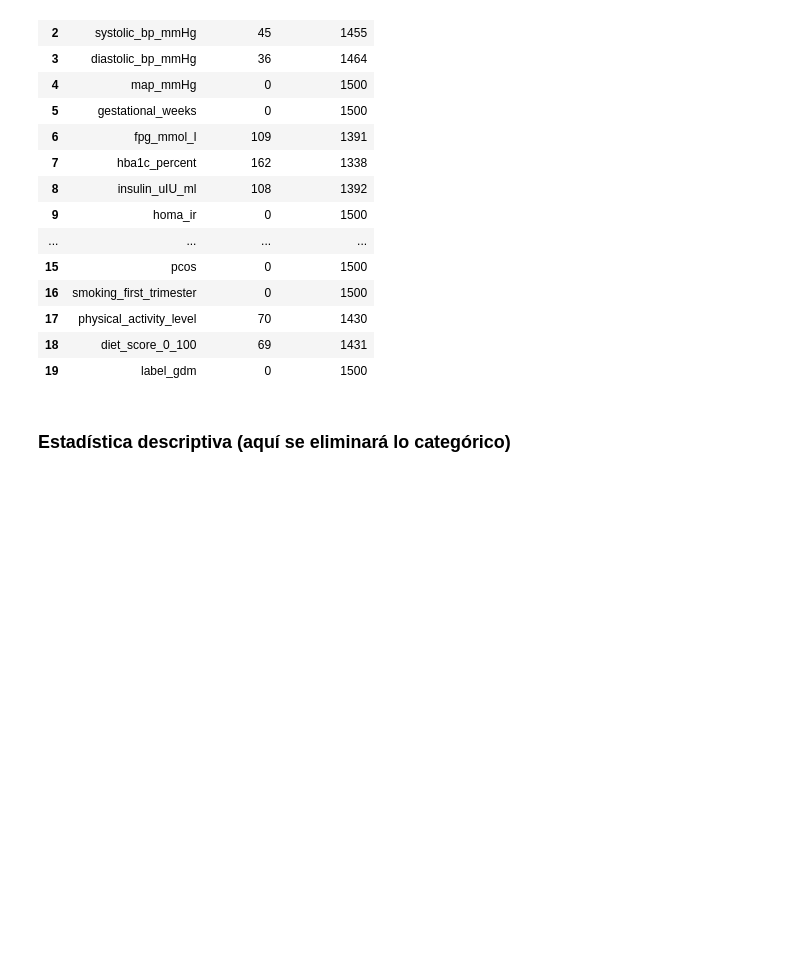
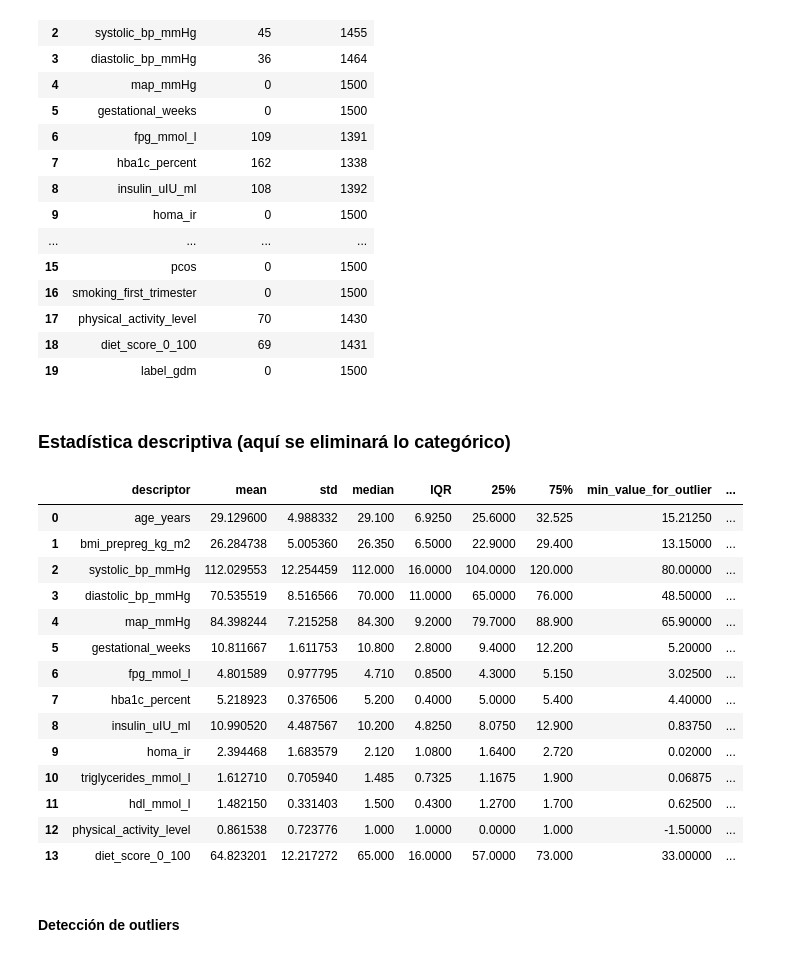
Before and after one commit to DiegoV-bit/matecdlc2025-guia2, a Jupyter notebook: check_data.ipynb, the cells around one changed output. Saved outputs shown, nothing was run; the diff lists cells and outputs as text; code cells hidden in the pictures; blank space fills up the shorter version.

```diff
--- a/check_data.ipynb
+++ b/check_data.ipynb
@@ -88,3 +88,57 @@ df_summary_null
 | 19 | label_gdm | 0 | 1500 |
 # %% [markdown]
 ### Estadística descriptiva (aquí se eliminará lo categórico)
+# %%
+columns_to_ignore = ["parity", "family_history_t2d", "previous_gdm", "pcos", "smoking_first_trimester", "label_gdm"]
+
+def get_range_outlier(q1, q3, IQR, factor_value:float=1.5):
+    min_value = q1 - IQR*factor_value
+    max_value = q3 + IQR*factor_value
+    return min_value, max_value
+# %%
+statistical_descriptors = []
+
+for column in df_data.columns:
+    if column not in columns_to_ignore:
+        descriptive_values = df_data[column].describe()
+
+        q1 = descriptive_values["25%"]
+        q3 = descriptive_values["75%"]
+        IQR = q3 - q1
+
+        min_value, max_value = get_range_outlier(q1, q3, IQR)
+
+        row = {
+                "descriptor": column,
+                "mean": descriptive_values["mean"],
+                "std": descriptive_values["std"],
+                "median": descriptive_values["50%"],
+                "IQR": IQR,
+                "25%": q1,
+                "75%": q3,
+                "min_value_for_outlier": min_value,
+                "max_value_for_outlier": max_value,
+            }
+
+        statistical_descriptors.append(row)
+# %%
+df_statistical = pd.DataFrame(statistical_descriptors)
+df_statistical
+# %% [output]
+|  | descriptor | mean | std | median | IQR | 25% | 75% | min_value_for_outlier | ... |
+| 0 | age_years | 29.129600 | 4.988332 | 29.100 | 6.9250 | 25.6000 | 32.525 | 15.21250 | ... |
+| 1 | bmi_prepreg_kg_m2 | 26.284738 | 5.005360 | 26.350 | 6.5000 | 22.9000 | 29.400 | 13.15000 | ... |
+| 2 | systolic_bp_mmHg | 112.029553 | 12.254459 | 112.000 | 16.0000 | 104.0000 | 120.000 | 80.00000 | ... |
+| 3 | diastolic_bp_mmHg | 70.535519 | 8.516566 | 70.000 | 11.0000 | 65.0000 | 76.000 | 48.50000 | ... |
+| 4 | map_mmHg | 84.398244 | 7.215258 | 84.300 | 9.2000 | 79.7000 | 88.900 | 65.90000 | ... |
+| 5 | gestational_weeks | 10.811667 | 1.611753 | 10.800 | 2.8000 | 9.4000 | 12.200 | 5.20000 | ... |
+| 6 | fpg_mmol_l | 4.801589 | 0.977795 | 4.710 | 0.8500 | 4.3000 | 5.150 | 3.02500 | ... |
+| 7 | hba1c_percent | 5.218923 | 0.376506 | 5.200 | 0.4000 | 5.0000 | 5.400 | 4.40000 | ... |
+| 8 | insulin_uIU_ml | 10.990520 | 4.487567 | 10.200 | 4.8250 | 8.0750 | 12.900 | 0.83750 | ... |
+| 9 | homa_ir | 2.394468 | 1.683579 | 2.120 | 1.0800 | 1.6400 | 2.720 | 0.02000 | ... |
+| 10 | triglycerides_mmol_l | 1.612710 | 0.705940 | 1.485 | 0.7325 | 1.1675 | 1.900 | 0.06875 | ... |
+| 11 | hdl_mmol_l | 1.482150 | 0.331403 | 1.500 | 0.4300 | 1.2700 | 1.700 | 0.62500 | ... |
+| 12 | physical_activity_level | 0.861538 | 0.723776 | 1.000 | 1.0000 | 0.0000 | 1.000 | -1.50000 | ... |
+| 13 | diet_score_0_100 | 64.823201 | 12.217272 | 65.000 | 16.0000 | 57.0000 | 73.000 | 33.00000 | ... |
+# %% [markdown]
+#### Detección de outliers
```
Also changed, not shown: parts of 3 cells of this notebook, 2 other files.
